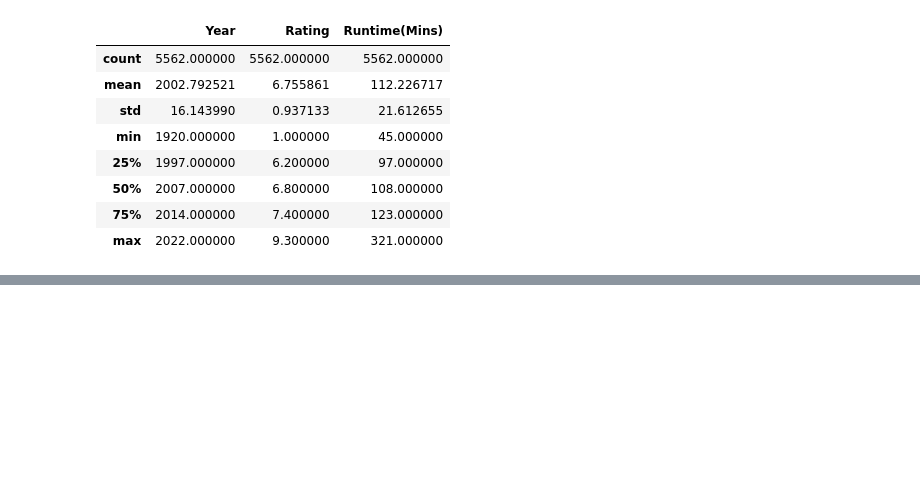
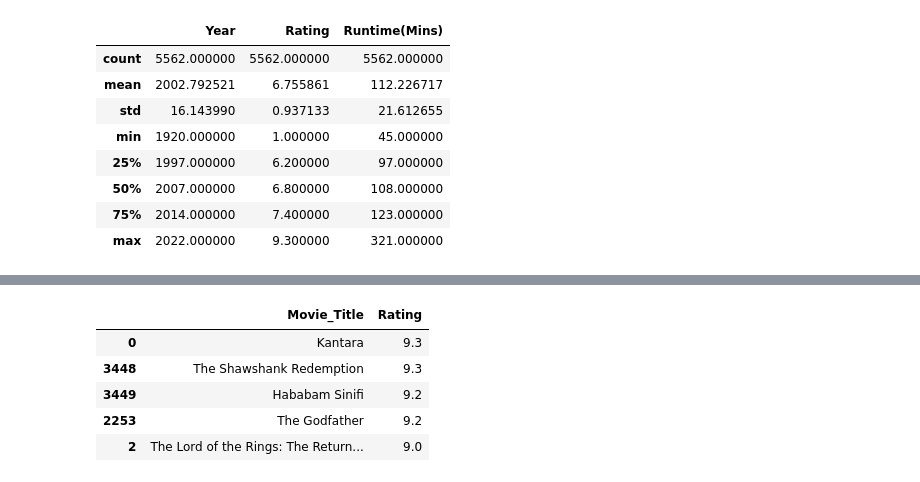
Before and after one commit to Eudi-Duarte/imdb_notebook, a Jupyter notebook: imbd notebook.ipynb, the cells around one changed output, grey strips where cells are left out. Drawn from its saved outputs; the diff is of its cells as text; code cells hidden in the pictures; blank space fills up the shorter version.

```diff
--- a/imbd notebook.ipynb
+++ b/imbd notebook.ipynb
@@ -76,0 +100,10 @@ plt.show()
+# %%
+#TOP Movies by Rating
+df.sort_values('Rating', ascending=False)[['Movie_Title', 'Rating']][:5]
+# %% [output]
+|  | Movie_Title | Rating |
+| 0 | Kantara | 9.3 |
+| 3448 | The Shawshank Redemption | 9.3 |
+| 3449 | Hababam Sinifi | 9.2 |
+| 2253 | The Godfather | 9.2 |
+| 2 | The Lord of the Rings: The Return... | 9.0 |
```
Also changed, not shown: parts of 8 cells of this notebook.
